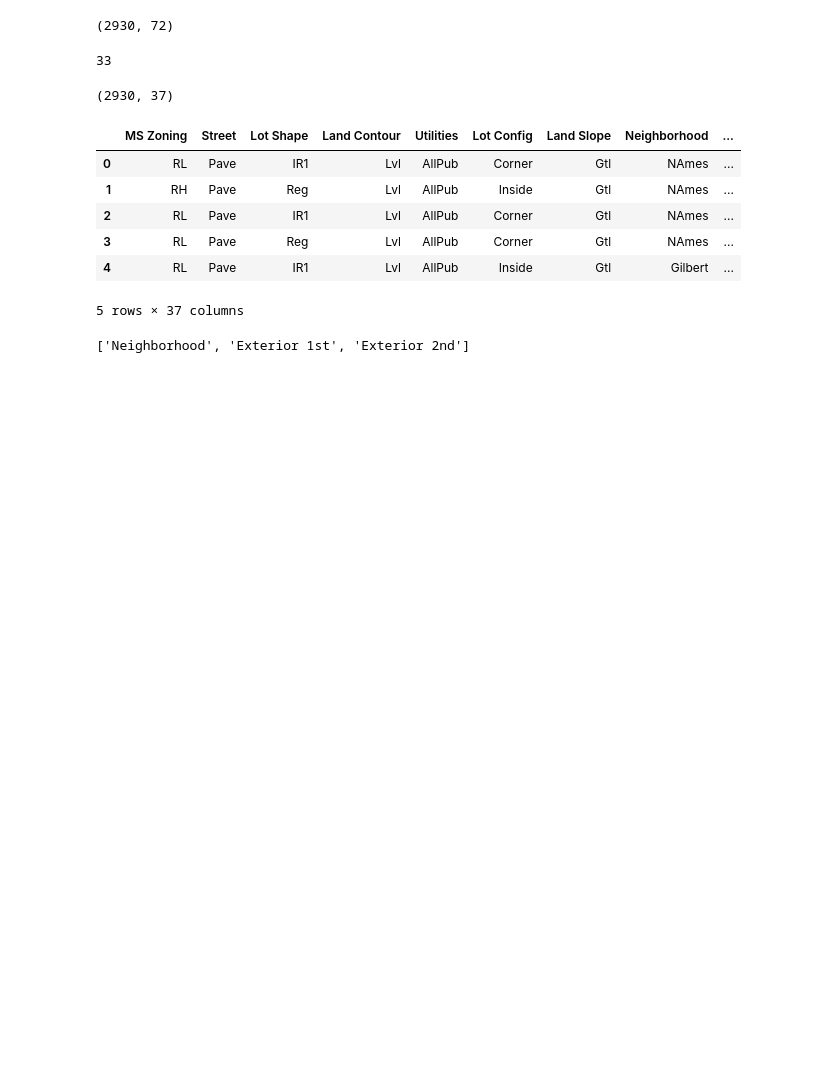
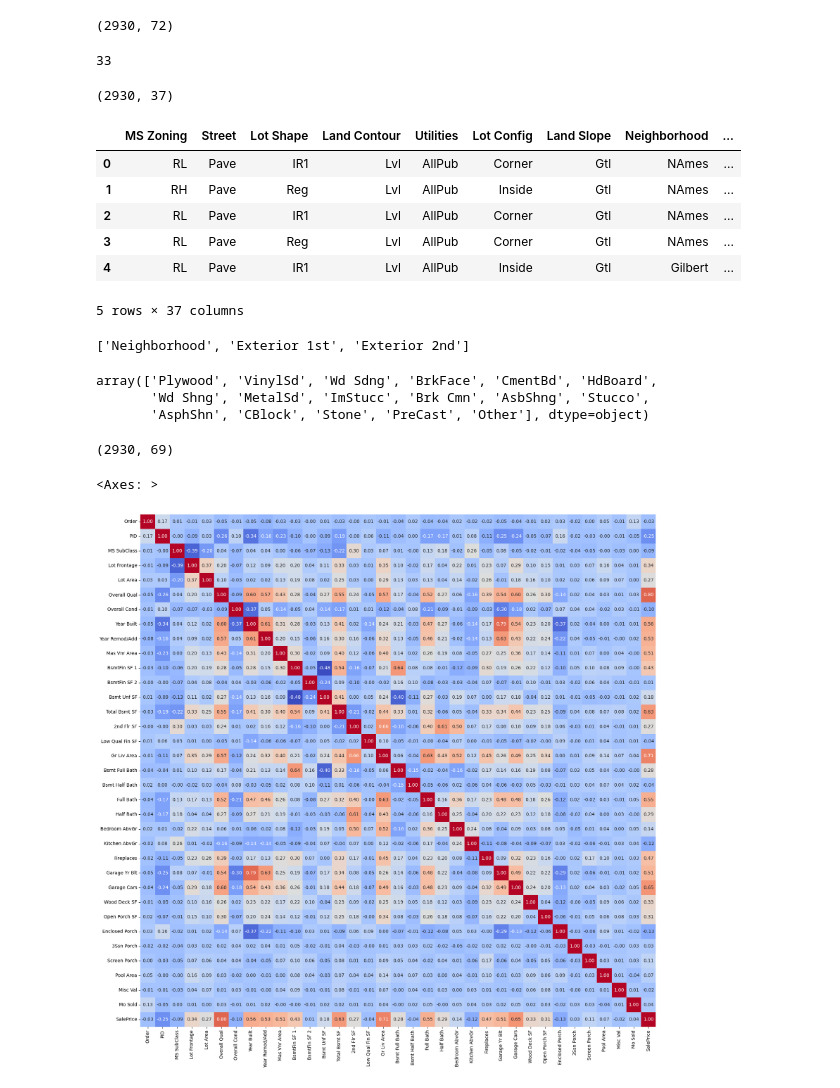
Before and after one commit to GuruChandra/End-to-End-HousePrediction, a Jupyter notebook: research/eda_chandra.ipynb, the cells around one changed output. Cells and saved outputs as stored; diff of their text form; code cells hidden in the pictures; blank space fills up the shorter version.

```diff
--- a/research/eda_chandra.ipynb
+++ b/research/eda_chandra.ipynb
@@ -249,3 +249,23 @@ high_cardinality_cols = [col for col in df.select_dtypes(include=object) if df[c
 high_cardinality_cols
 # %% [output]
 ['Neighborhood', 'Exterior 1st', 'Exterior 2nd']
+# %%
+df['Exterior 2nd'].unique()
+# %% [output]
+array(['Plywood', 'VinylSd', 'Wd Sdng', 'BrkFace', 'CmentBd', 'HdBoard',
+       'Wd Shng', 'MetalSd', 'ImStucc', 'Brk Cmn', 'AsbShng', 'Stucco',
+       'AsphShn', 'CBlock', 'Stone', 'PreCast', 'Other'], dtype=object)
+# %%
+df.drop(columns=high_cardinality_cols,axis=1,inplace=True)
+# %%
+df.shape
+# %% [output]
+(2930, 69)
+# %%
+plt.figure(figsize=(20,20))
+df_num = df.select_dtypes(include=['number'])
+df_num_corr = df_num.corr()
+sns.heatmap(df_num_corr,cbar=False,cmap='coolwarm',annot=True,fmt='.2f')
+# %% [output]
+<Axes: >
+[figure, added]
```
Also changed, not shown: parts of 12 cells of this notebook.
